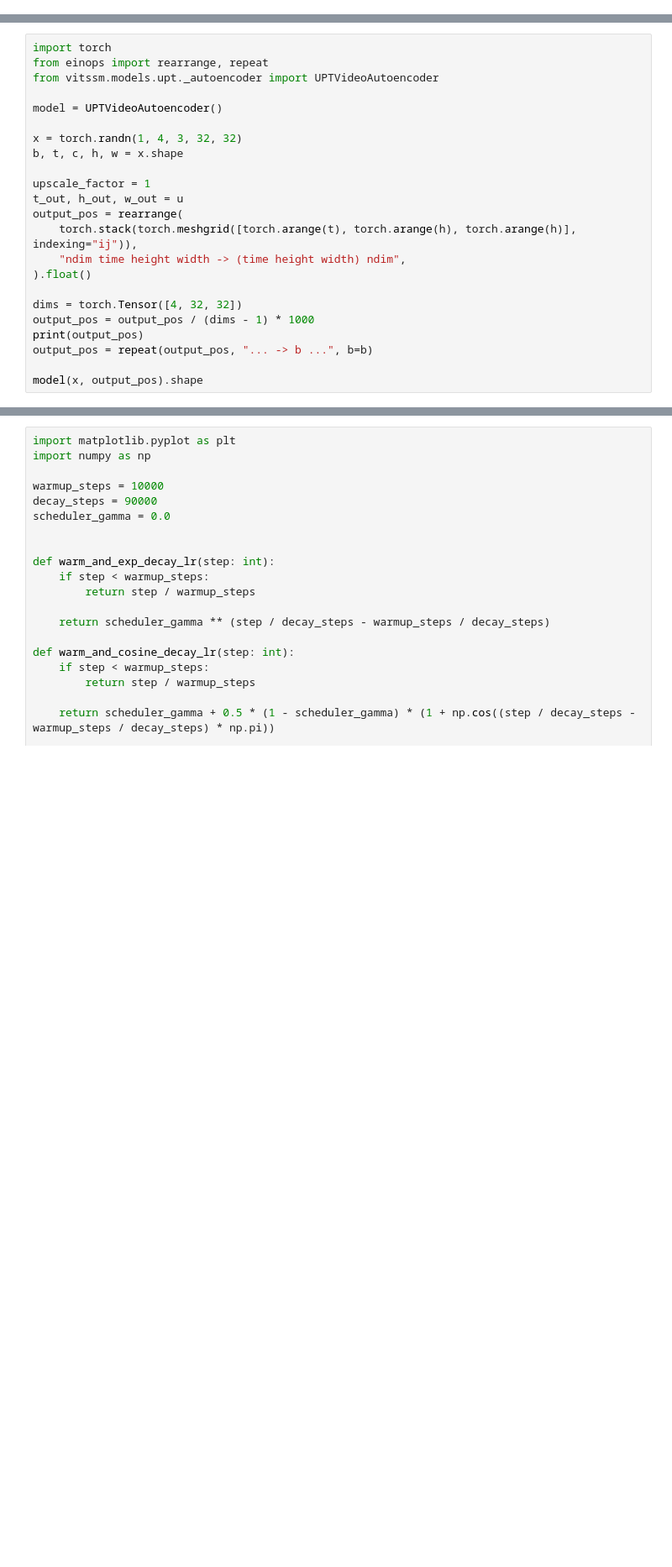
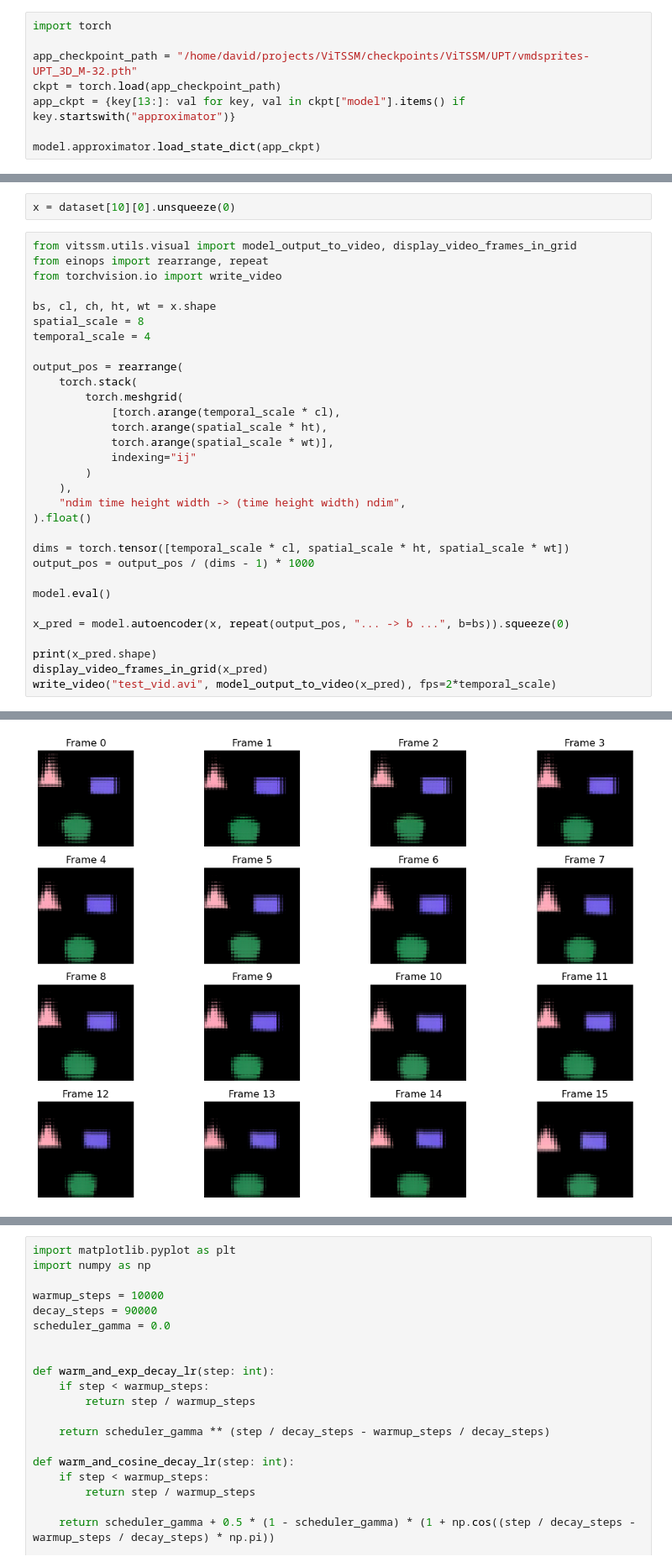
Before and after one commit to davidkuernsteiner/ContVidPred, a Jupyter notebook: test.ipynb, the cells around one changed output, grey strips where cells are left out. Shown: that part at 84% size. Drawn from its saved outputs; the diff is of its cells as text; blank space fills up the shorter version.

```diff
--- a/test.ipynb
+++ b/test.ipynb
@@ -0,0 +12,8 @@
+# %%
+import torch
+
+app_checkpoint_path = "/home/david/projects/ViTSSM/checkpoints/ViTSSM/UPT/vmdsprites-UPT_3D_M-32.pth"
+ckpt = torch.load(app_checkpoint_path)
+app_ckpt = {key[13:]: val for key, val in ckpt["model"].items() if key.startswith("approximator")}
+
+model.approximator.load_state_dict(app_ckpt)
@@ -1,24 +22,34 @@
+# %%
+x = dataset[10][0].unsqueeze(0)
 # %%
-import torch
+from vitssm.utils.visual import model_output_to_video, display_video_frames_in_grid
 from einops import rearrange, repeat
-from vitssm.models.upt._autoencoder import UPTVideoAutoencoder
+from torchvision.io import write_video
 
-model = UPTVideoAutoencoder()
+bs, cl, ch, ht, wt = x.shape
+spatial_scale = 8
+temporal_scale = 4
 
-x = torch.randn(1, 4, 3, 32, 32)
-b, t, c, h, w = x.shape
-
-upscale_factor = 1
-t_out, h_out, w_out = u
 output_pos = rearrange(
-    torch.stack(torch.meshgrid([torch.arange(t), torch.arange(h), torch.arange(h)], indexing="ij")),
+    torch.stack(
+        torch.meshgrid(
+            [torch.arange(temporal_scale * cl),
+            torch.arange(spatial_scale * ht),
+            torch.arange(spatial_scale * wt)],
+            indexing="ij"
+        )
+    ),
     "ndim time height width -> (time height width) ndim",
 ).float()
 
-dims = torch.Tensor([4, 32, 32])
+dims = torch.tensor([temporal_scale * cl, spatial_scale * ht, spatial_scale * wt])
 output_pos = output_pos / (dims - 1) * 1000
-print(output_pos)
-output_pos = repeat(output_pos, "... -> b ...", b=b)
 
-model(x, output_pos).shape
+model.eval()
+
+x_pred = model.autoencoder(x, repeat(output_pos, "... -> b ...", b=bs)).squeeze(0)
+
+print(x_pred.shape)
+display_video_frames_in_grid(x_pred)
+write_video("test_vid.avi", model_output_to_video(x_pred), fps=2*temporal_scale)
 # %% [output]
@@ -31,0 +57 @@ tensor([[   0.0000,    0.0000,    0.0000],
+[figure, added]
```
Also changed, not shown: parts of 4 cells of this notebook, 1 other file.
